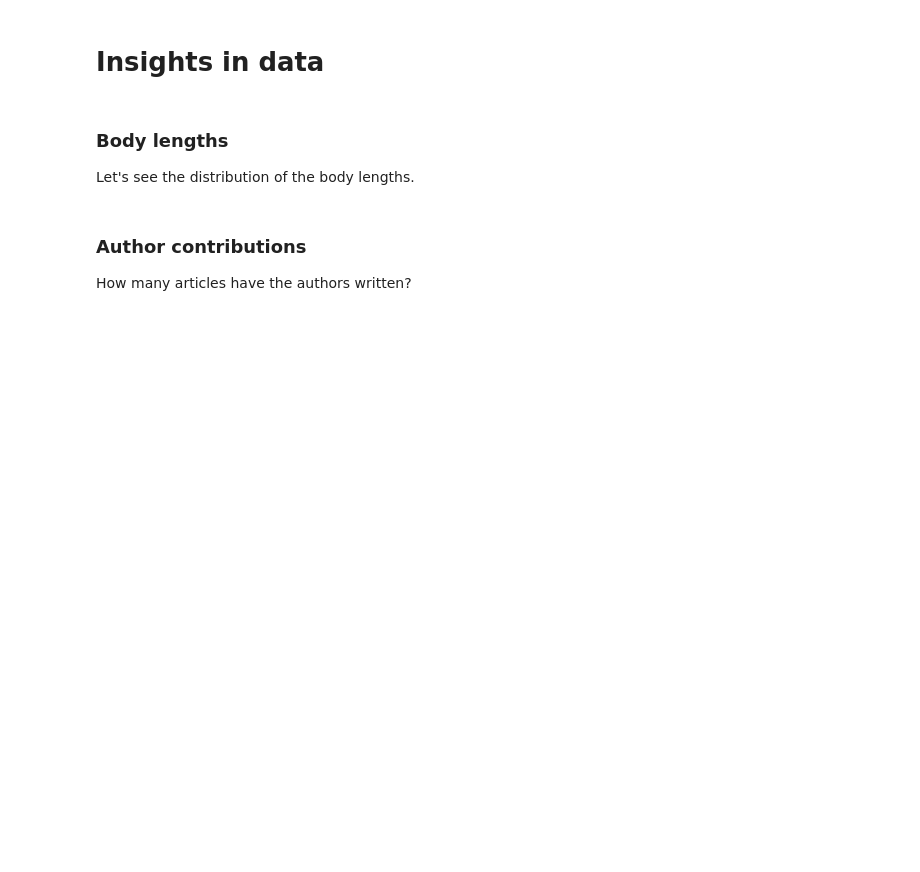
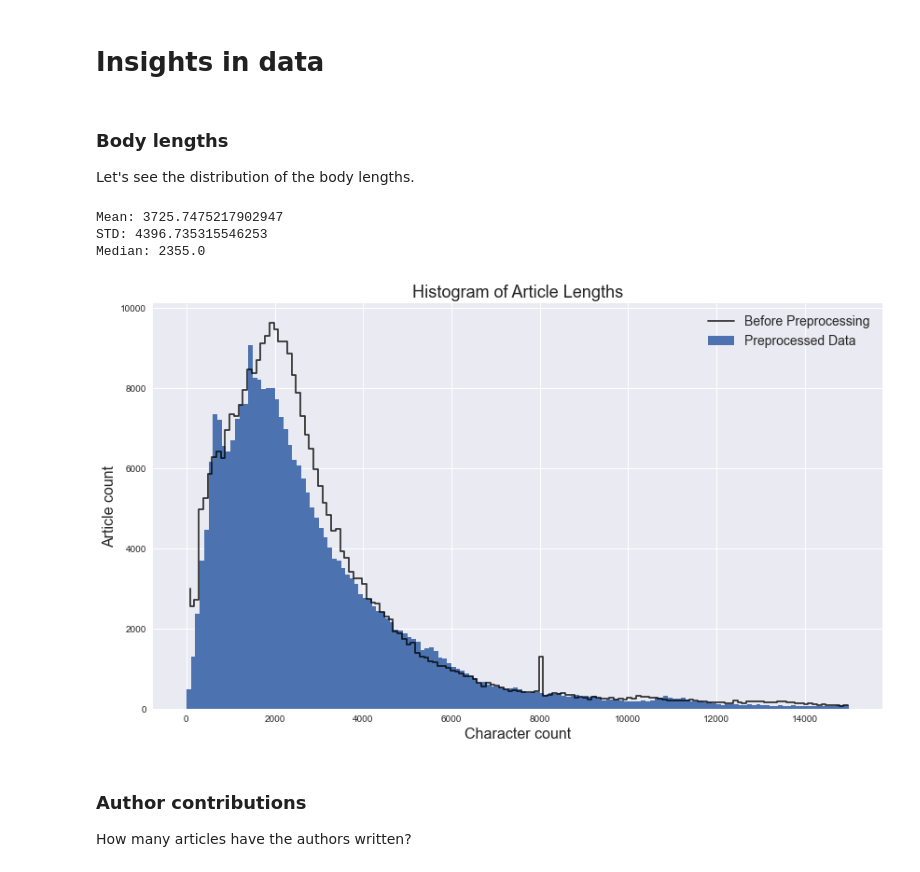
Before and after one commit to kroglkt/articlencoding, a Jupyter notebook: Data Formatting.ipynb, the cells around one changed output. Cells and saved outputs as stored; diff of their text form; code cells hidden in the pictures; blank space fills up the shorter version.

```diff
--- a/Data Formatting.ipynb
+++ b/Data Formatting.ipynb
@@ -263,20 +263,24 @@ d = data['Domain'].value_counts()
 data = data[data['Domain'].isin(d[d<2].keys()) == False]
 # %%
 #Find which author names that can be salvaged. (Are they calpitalized?)
-d = data['Byline'].value_counts()
-unique_authors = d[d<2].keys()
-common_authors = d[d>2].keys()
+def unique_author_removal(data):
+    d = data['Byline'].value_counts()
+    unique_authors = d[d<2].keys()
+    common_authors = d[d>2].keys()
 
-for author in unique_authors:
-    author = author.strip()
-    if author.istitle():
-        continue
-    if author.isupper() or author.islower():
-        if author.title() in common_authors:
-            data.loc[data["Byline"] == author, "Byline"] = author.title()
+    for author in unique_authors:
+        author = author.strip()
+        if author.istitle():
+            continue
+        if author.isupper() or author.islower():
+            if author.title() in common_authors:
+                data.loc[data["Byline"] == author, "Byline"] = author.title()
 
-#Remove any entries with single-occuring authors.
-data = data[data['Byline'].isin(unique_authors) == False]
+    #Remove any entries with single-occuring authors.
+    data = data[data['Byline'].isin(unique_authors) == False]
+    return data
+
+data = unique_author_removal(data)
 # %%
 #Drop rows where domain only occurs once.
 d = data['Domain'].value_counts()
@@ -395,0 +413,5 @@ errors
+# %%
+#Remove the remaining unusable articles - those that could not be scraped.
+data = data[data.Header != 'Din profil er oprettet']
+data = unique_author_removal(data)
+print_stats()
@@ -457,6 +497,11 @@ placeholder_domain = '{AVIS}'
 num_new_headers = 0
 num_new_bodies = 0
 junk_removed = 0
+
+try:
+    data = data.reset_index()
+except:
+    pass
 
 #Remove URL and HTML junk from body
 def strip_tags(text):
@@ -511,27 +560,39 @@ for g, df in data.groupby(np.arange(len(data)) // n):
     df.to_json(r'data/additional/scraped/data_%s.json'%g)
 # %% [markdown]
 # Insights in data
+# %%
+def dist_stats(dist):
+    print("Mean:", np.mean(dist))
+    print("STD:", np.std(dist))
+    print("Median:", np.median(dist))
 # %% [markdown]
 ### Body lengths
 Let's see the distribution of the body lengths.
 # %%
 body_lengths = data['Body'].str.len()
 
 desc = "A dent in article counts at 250 characters\nNot true"
 
 y, bin_edges = np.histogram(body_lengths, bins=150, range=(0,15000))
 x = 0.5*(bin_edges[1:] + bin_edges[:-1])
 
 fig, ax = plt.subplots(1, figsize=(14,8))
 plt.bar(x,y,width=np.diff(bin_edges), label="Preprocessed Data")
 plt.step(x2+30, y2*0.41, 'k', alpha=0.8, label="Before Preprocessing")
 plt.title("Histogram of Article Lengths", fontsize=18)
 plt.xlabel("Character count", fontsize=16)
 plt.ylabel("Article count", fontsize=16)
 plt.legend(fontsize=14);
 #plt.text(0.7, 0.7, desc, horizontalalignment='center',verticalalignment='center', transform=ax.transAxes, fontsize=16)
 #plt.plot([250,10000], [30,240], '--', c='red', alpha=.6)
 #Ændr, så det passer med den endelige data.
+
+dist_stats(body_lengths)
+# %% [output]
+Mean: 3725.7475217902947
+STD: 4396.735315546253
+Median: 2355.0
+[figure, added]
 # %% [markdown]
 ### Author contributions
 How many articles have the authors written?
```
Also changed, not shown: parts of 22 cells of this notebook, 2 other files.
